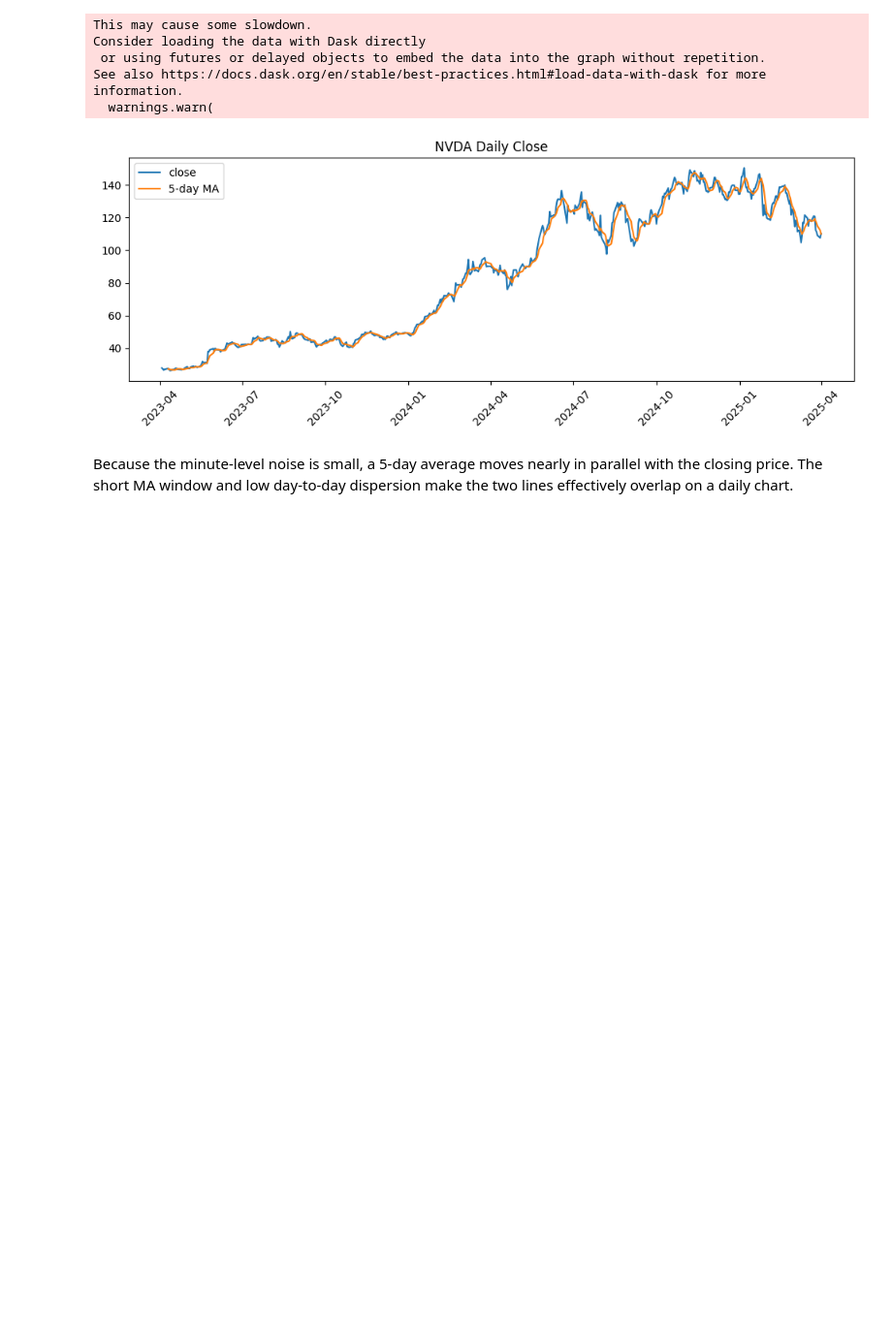
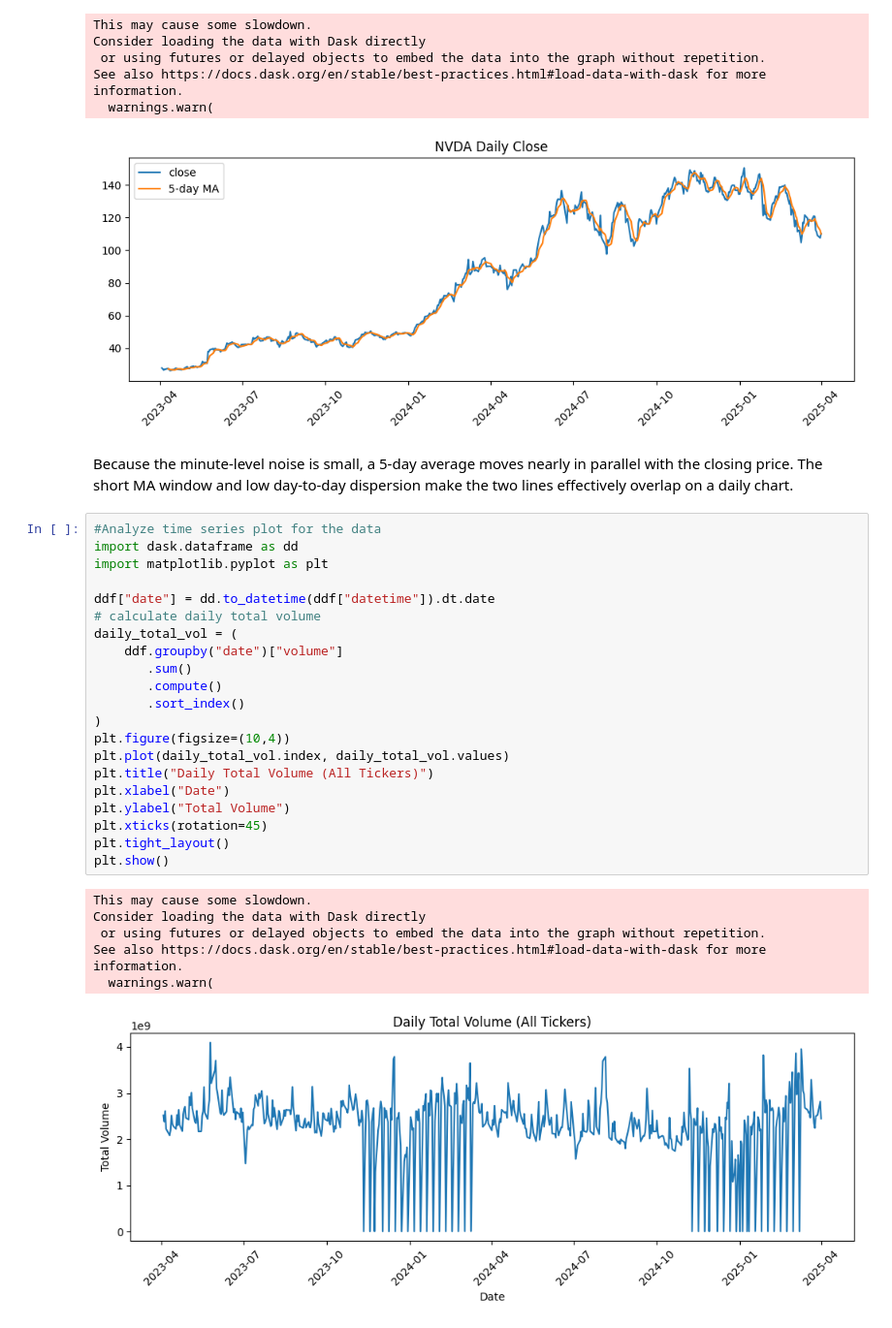
Before and after one commit to lucasking0109/MF-810-Final-Project, a Jupyter notebook: adv spark sql.ipynb, the cells around one changed output. Shown at 97% size. Drawn from its saved outputs; the diff is of its cells as text; blank space fills up the shorter version.

```diff
--- a/adv spark sql.ipynb
+++ b/adv spark sql.ipynb
@@ -406,3 +406,31 @@ See also https://docs.dask.org/en/stable/best-practices.html#load-data-with-dask
 [figure]
 # %% [markdown]
 Because the minute-level noise is small, a 5-day average moves nearly in parallel with the closing price. The short MA window and low day-to-day dispersion make the two lines effectively overlap on a daily chart.
+# %%
+#Analyze time series plot for the data
+import dask.dataframe as dd
+import matplotlib.pyplot as plt
+
+ddf["date"] = dd.to_datetime(ddf["datetime"]).dt.date
+# calculate daily total volume
+daily_total_vol = (
+    ddf.groupby("date")["volume"]
+       .sum()
+       .compute()
+       .sort_index()
+)
+plt.figure(figsize=(10,4))
+plt.plot(daily_total_vol.index, daily_total_vol.values)
+plt.title("Daily Total Volume (All Tickers)")
+plt.xlabel("Date")
+plt.ylabel("Total Volume")
+plt.xticks(rotation=45)
+plt.tight_layout()
+plt.show()
+# %% [output]
+This may cause some slowdown.
+Consider loading the data with Dask directly
+ or using futures or delayed objects to embed the data into the graph without repetition.
+See also https://docs.dask.org/en/stable/best-practices.html#load-data-with-dask for more information.
+  warnings.warn(
+[figure, added]
```
Also changed, not shown: parts of 2 cells of this notebook.
